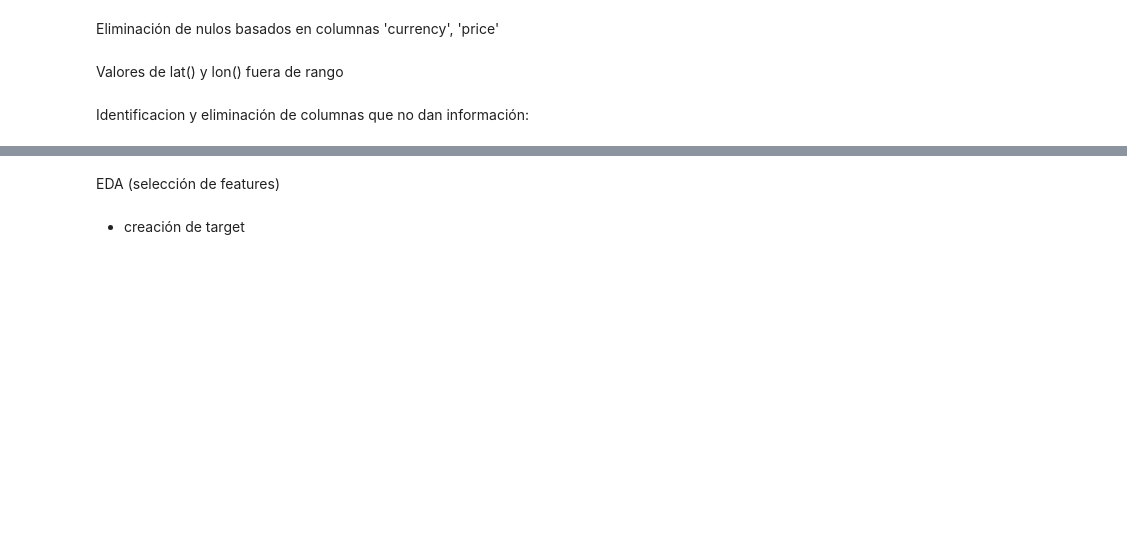
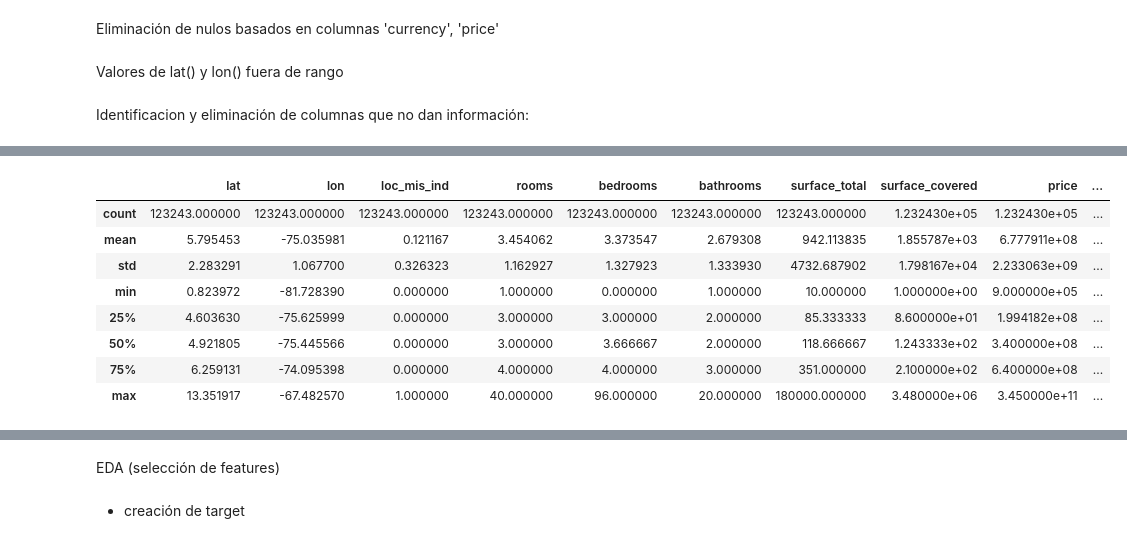
Before and after one commit to CesarG2022/DATATHON_ML, a Jupyter notebook: DATATHON_ML.ipynb, the cells around one changed output, grey strips where cells are left out. Cells and saved outputs as stored; diff of their text form; code cells hidden in the pictures; blank space fills up the shorter version.

```diff
--- a/DATATHON_ML.ipynb
+++ b/DATATHON_ML.ipynb
@@ -136,0 +180,4 @@ imputación de valores faltantes pendiente!!!!!!!!!
+# %%
+#obtengo dummies de property_type para rellenar rooms, bedrooms, bathrooms, surface_total, surface_covered
+dummies = pd.get_dummies(data_train_sf, columns=['property_type'])
+dummies.drop(columns=['lat', 'lon','loc_mis_ind','l2','l3','l4', 'l5', 'l6', 'price', 'title', 'description'] , inplace=True)
@@ -136,0 +193,3 @@ imputación de valores faltantes pendiente!!!!!!!!!
+# %%
+imputer_rooms = KNNImputer(n_neighbors=3, add_indicator=True)
+rooms_filled_array = imputer_rooms.fit_transform(dummies)
@@ -136,0 +223,12 @@ imputación de valores faltantes pendiente!!!!!!!!!
+# %%
+data_train_sf.describe()
+# %% [output]
+|  | lat | lon | loc_mis_ind | rooms | bedrooms | bathrooms | surface_total | surface_covered | price | ... |
+| count | 123243.000000 | 123243.000000 | 123243.000000 | 123243.000000 | 123243.000000 | 123243.000000 | 123243.000000 | 1.232430e+05 | 1.232430e+05 | ... |
+| mean | 5.795453 | -75.035981 | 0.121167 | 3.454062 | 3.373547 | 2.679308 | 942.113835 | 1.855787e+03 | 6.777911e+08 | ... |
+| std | 2.283291 | 1.067700 | 0.326323 | 1.162927 | 1.327923 | 1.333930 | 4732.687902 | 1.798167e+04 | 2.233063e+09 | ... |
+| min | 0.823972 | -81.728390 | 0.000000 | 1.000000 | 0.000000 | 1.000000 | 10.000000 | 1.000000e+00 | 9.000000e+05 | ... |
+| 25% | 4.603630 | -75.625999 | 0.000000 | 3.000000 | 3.000000 | 2.000000 | 85.333333 | 8.600000e+01 | 1.994182e+08 | ... |
+| 50% | 4.921805 | -75.445566 | 0.000000 | 3.000000 | 3.666667 | 2.000000 | 118.666667 | 1.243333e+02 | 3.400000e+08 | ... |
+| 75% | 6.259131 | -74.095398 | 0.000000 | 4.000000 | 4.000000 | 3.000000 | 351.000000 | 2.100000e+02 | 6.400000e+08 | ... |
+| max | 13.351917 | -67.482570 | 1.000000 | 40.000000 | 96.000000 | 20.000000 | 180000.000000 | 3.480000e+06 | 3.450000e+11 | ... |
```
Also changed, not shown: parts of 87 cells of this notebook, 3 other files.
